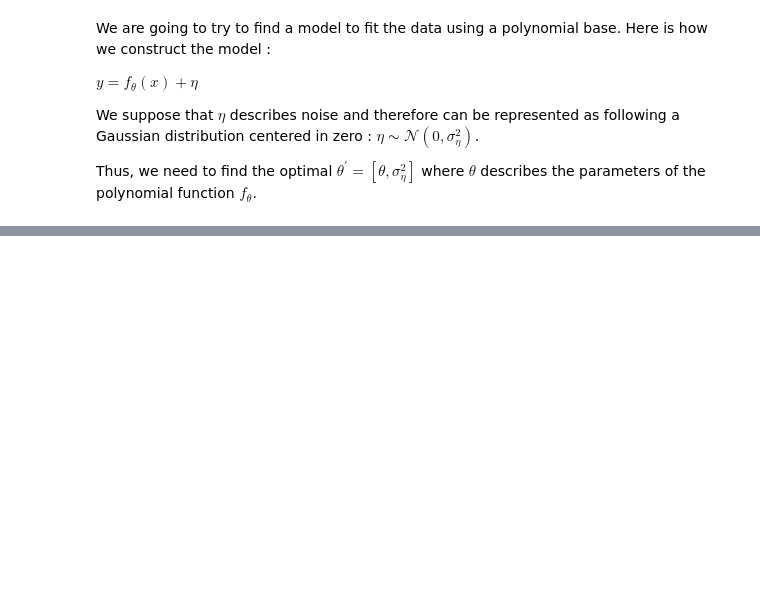
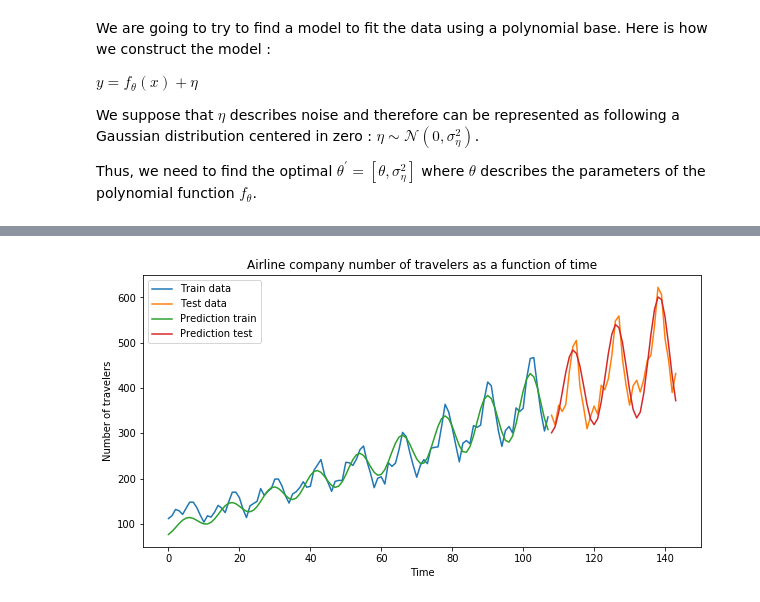
Before and after one commit to poupeaua/nolineal-reg, a Jupyter notebook: nolineal-reg.ipynb, the cells around one changed output, grey strips where cells are left out. Cells and saved outputs as stored; diff of their text form; code cells hidden in the pictures; blank space fills up the shorter version.

```diff
--- a/nolineal-reg.ipynb
+++ b/nolineal-reg.ipynb
@@ -147,0 +191,83 @@ for d in degree_values:
+# %%
+def minusLogLikelihood(theta, X, Y, f_base):
+    """
+        Arguments:
+            theta (array) : parameters to optimize
+            X (array) : input data
+            Y (array) : output data of the corresponding input data
+            f_base (array) : base to add to a periodic component (ex: f_pol for part iii)
+
+        Returns:
+            minus_log_likelihood (float): -log(l(theta)) where l(theta) = p(datos|theta)
+    """
+    n = len(X_train)
+    periodic_comp = periodicComponent(theta, X)
+    y_theta_x_i = f_base + periodic_comp
+    mean_part = np.mean((Y-y_theta_x_i)**2)
+    minus_log_likelihood = (1/2)*np.log(theta[4]) + (1/(2*theta[4]))*mean_part
+    return minus_log_likelihood
+# %%
+stock = list()
+np.warnings.filterwarnings('ignore') # default / ignore
+
+# iterate to find the best model possible
+for iteration in range(0, 150):
+
+    # generate a random initial theta
+    theta0 = np.array([np.random.randint(-10, 10),
+                       np.random.randint(-10, 10),
+                       np.random.randint(-10, 10),
+                       0.01,
+                       np.random.randint(-10, 10)])
+
+    # compute the optimal parameters (WITH f_base = Y_pred_train)
+    result = scipy.optimize.minimize(fun=minusLogLikelihood,
+                                     x0=theta0,
+                                     args=(X_train, Y_train, Y_pred_train),
+                                     method="BFGS")
+                                      #options={'disp': True, 'maxiter': 1000})
+
+    # optimal parameters found for the given theta0
+    theta_opt = result.x
+
+    # compute the predictions
+    Y_pred_train2 = Y_pred_train + periodicComponent(X=X_train, theta=theta_opt)
+    Y_pred_test2 = Y_pred_test + periodicComponent(X=X_test, theta=theta_opt)
+
+    # compute MSE
+    train_MSE2 = np.mean((Y_train-Y_pred_train2)**2)
+    test_MSE2 = np.mean((Y_test-Y_pred_test2)**2)
+
+    # append all the data in a list
+    stock.append([theta0, theta_opt, train_MSE2, test_MSE2])
+
+
+
+stock_np = np.array(stock)
+idx = np.argmin(stock_np[:, 3])
+
+theta0_opt = stock_np[idx, 0]
+theta_opt = stock_np[idx, 1]
+best_train_MSE2 = stock_np[idx, 2]
+best_test_MSE2 = stock_np[idx, 3]
+
+print("[SYNTHESIS]")
+print("Initial theta0 that provides the best theta_opt :", theta0_opt)
+print("Best optimal theta :", theta_opt)
+print("Train loss (MSE on train data part) :", best_train_MSE2)
+print("Test loss (MSE on test data part) :", best_test_MSE2)
+
+Y_pred_train2 = Y_pred_train + periodicComponent(X=X_train, theta=theta_opt)
+Y_pred_test2 = Y_pred_test + periodicComponent(X=X_test, theta=theta_opt)
+
+# visualize how good is the best selected model
+plt.plot(X_train, Y_train, label="Train data")
+plt.plot(X_test, Y_test, label="Test data")
+plt.plot(X_train, Y_pred_train2, label="Prediction train")
+plt.plot(X_test, Y_pred_test2, label="Prediction test")
+plt.title("Airline company number of travelers as a function of time")
+plt.xlabel("Time")
+plt.ylabel("Number of travelers")
+plt.legend()
+plt.show()
+# %% [output]
@@ -147,0 +280 @@ for d in degree_values:
+[figure, added]
```
Also changed, not shown: parts of 8 cells of this notebook.
